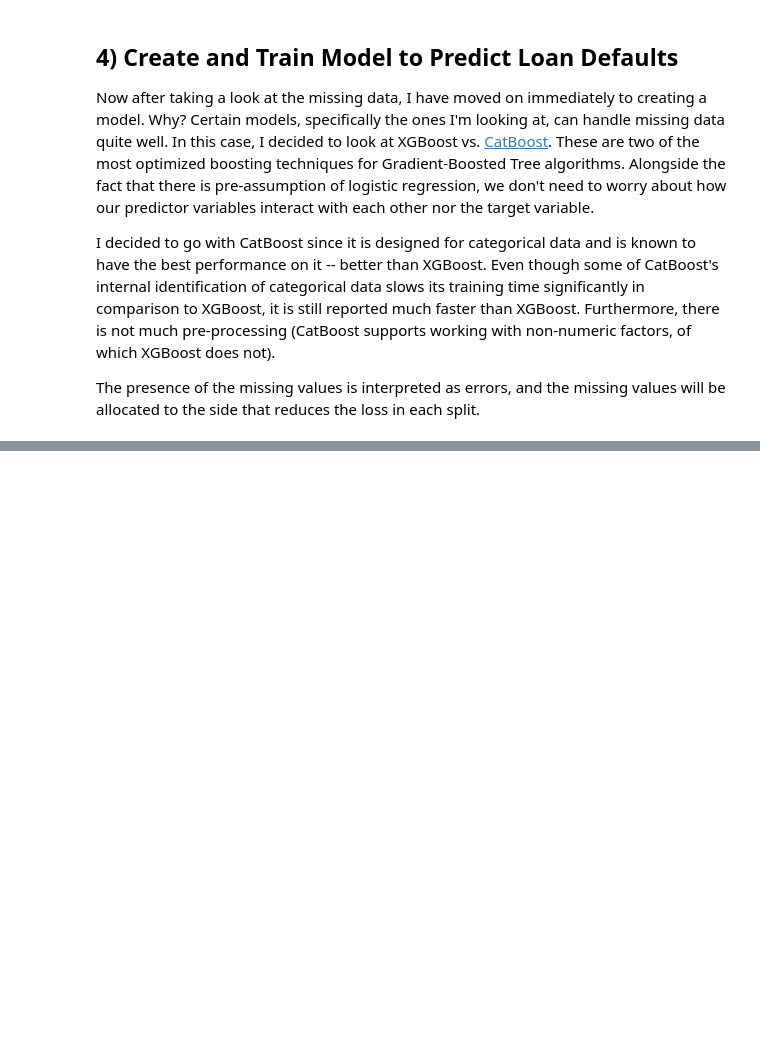
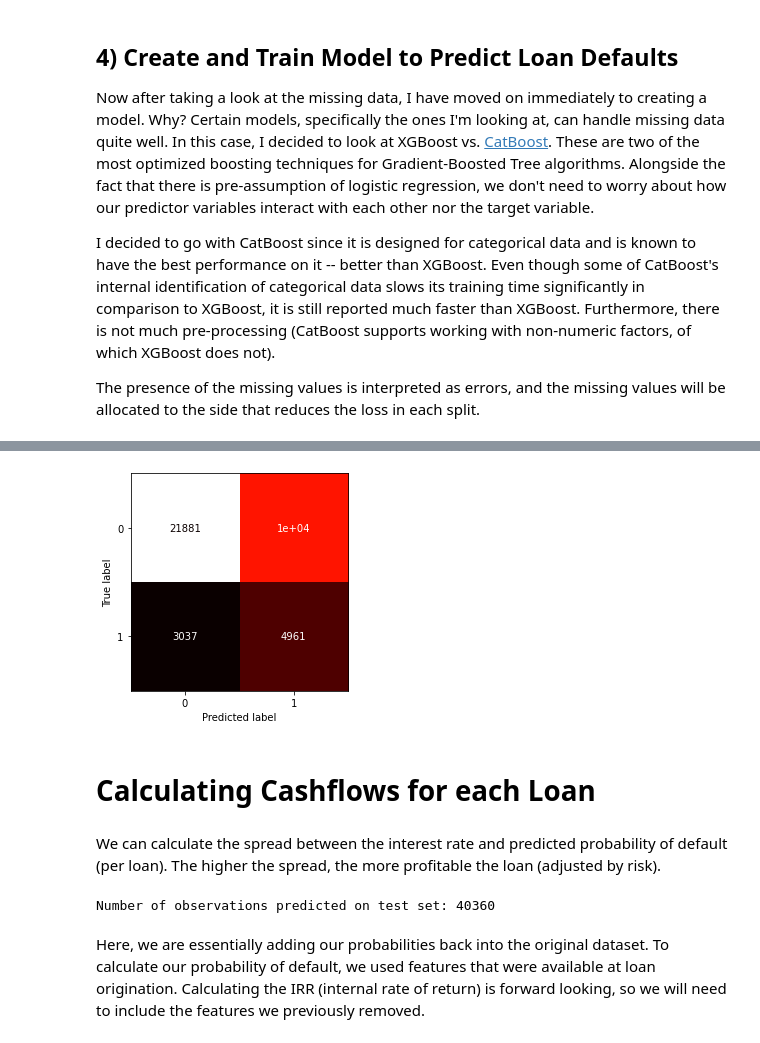
Before and after one commit to touyang219/LC_Capstone, a Jupyter notebook: Capstone.ipynb, the cells around one changed output, grey strips where cells are left out. Cells and saved outputs as stored; diff of their text form; code cells hidden in the pictures; blank space fills up the shorter version.

```diff
--- a/Capstone.ipynb
+++ b/Capstone.ipynb
@@ -526,0 +578,19 @@ xgb_model = get_XGBmodel(X_train, y_train)
+# %%
+fig, ax = plt.subplots(figsize=(4, 4))
+metrics.plot_confusion_matrix(xgb_model, X_test, y_test,
+                             cmap='hot',colorbar=False, ax=ax)
+plt.show()
+# %% [output]
+[figure, added]
+# %% [markdown]
+# Calculating Cashflows for each Loan
+# %% [markdown]
+We can calculate the spread between the interest rate and predicted probability of default (per loan). The higher the spread, the more profitable the loan (adjusted by risk).
+# %%
+prob_FP = prob[:,0] # Probability Fully Paid Off
+prob_CO = prob[:,1] # Probability Charged Off/Defaulted
+print('Number of observations predicted on test set:',len(prob))
+# %% [output]
+Number of observations predicted on test set: 40360
+# %% [markdown]
+Here, we are essentially adding our probabilities back into the original dataset. To calculate our probability of default, we used features that were available at loan origination. Calculating the IRR (internal rate of return) is forward looking, so we will need to include the features we previously removed.
```
Also changed, not shown: parts of 39 cells of this notebook.
